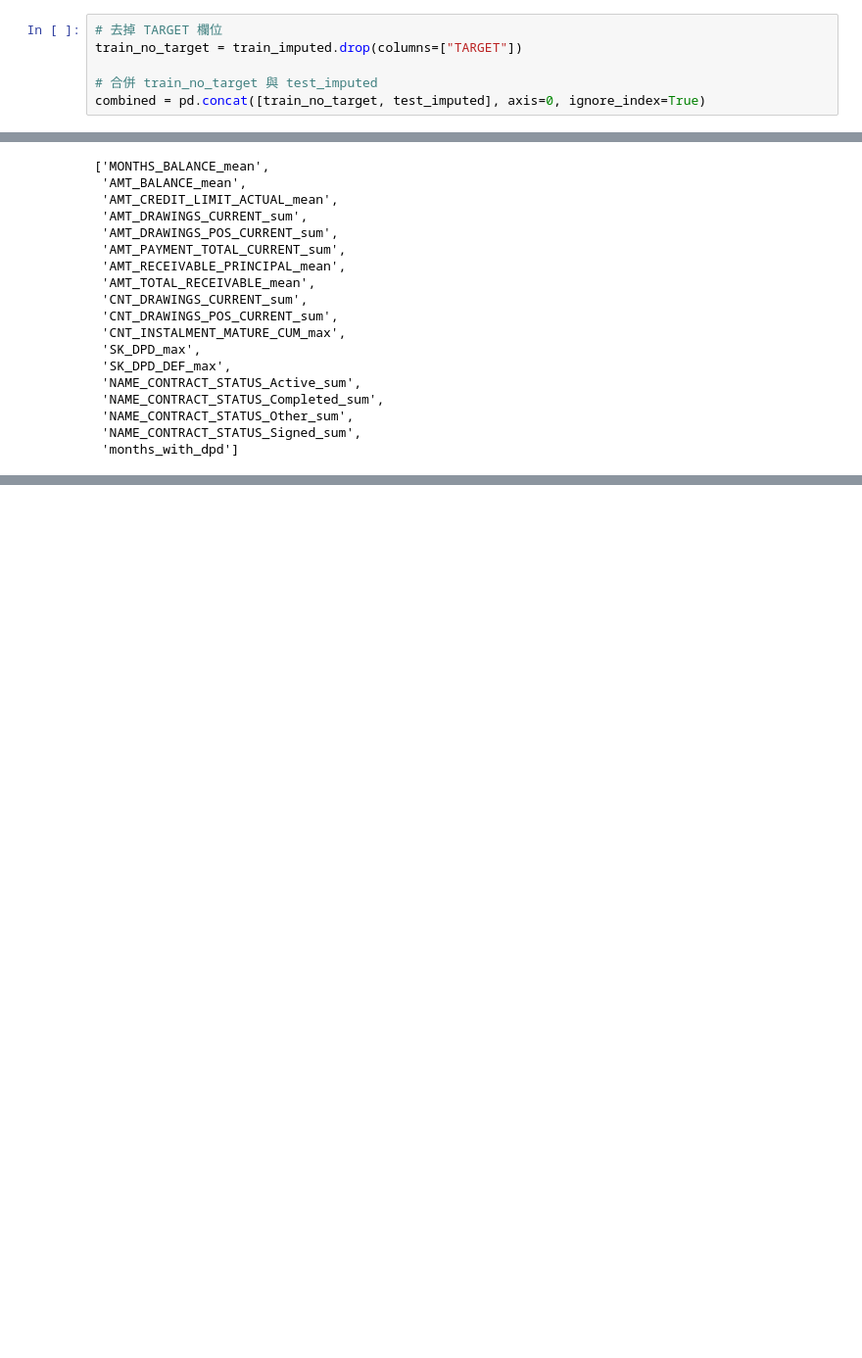
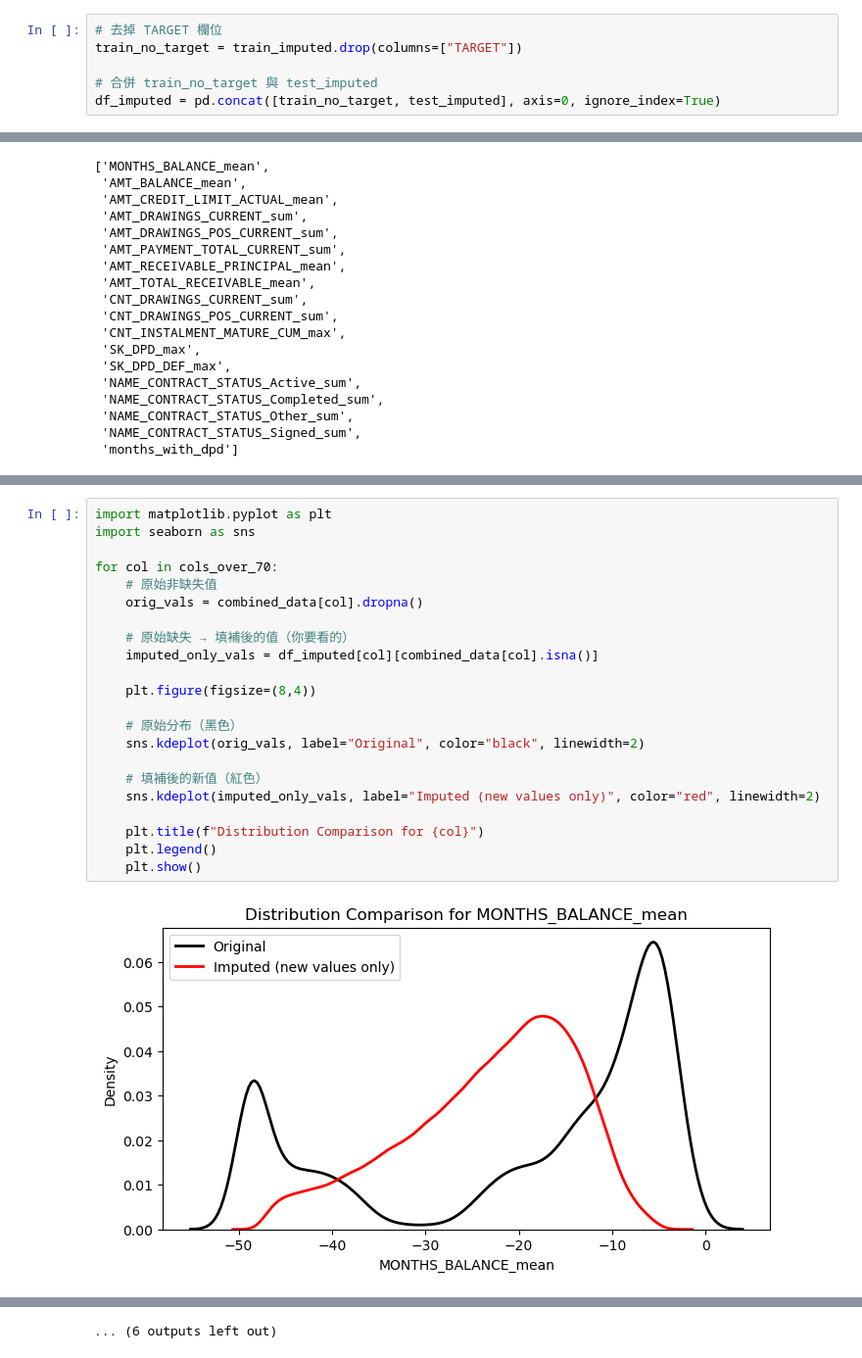
Before and after one commit to nien-hui/data_imputation, a Jupyter notebook: test.ipynb, the cells around one changed output, grey strips where cells are left out. Shown at 98% size. Cells and saved outputs as stored; diff of their text form; blank space fills up the shorter version.

```diff
--- a/test.ipynb
+++ b/test.ipynb
@@ -94,7 +94,7 @@ test_imputed = pd.read_csv('data\inputed_train_test\imputed_test.csv')
 train_no_target = train_imputed.drop(columns=["TARGET"])
 
 # 合併 train_no_target 與 test_imputed
-combined = pd.concat([train_no_target, test_imputed], axis=0, ignore_index=True)
+df_imputed = pd.concat([train_no_target, test_imputed], axis=0, ignore_index=True)
 # %%
 # 計算每個欄位的缺失比例
 missing_ratio = combined_data.isnull().mean()
@@ -124,0 +140,24 @@ cols_over_70
+# %%
+import matplotlib.pyplot as plt
+import seaborn as sns
+
+for col in cols_over_70:
+    # 原始非缺失值
+    orig_vals = combined_data[col].dropna()
+
+    # 原始缺失 → 填補後的值（你要看的）
+    imputed_only_vals = df_imputed[col][combined_data[col].isna()]
+
+    plt.figure(figsize=(8,4))
+
+    # 原始分布（黑色）
+    sns.kdeplot(orig_vals, label="Original", color="black", linewidth=2)
+
+    # 填補後的新值（紅色）
+    sns.kdeplot(imputed_only_vals, label="Imputed (new values only)", color="red", linewidth=2)
+
+    plt.title(f"Distribution Comparison for {col}")
+    plt.legend()
+    plt.show()
+# %% [output]
+[figure, added]
@@ -124,0 +175 @@ cols_over_70
+... (6 outputs left out)
```
Also changed, not shown: parts of 2 cells of this notebook, 2 other files.
